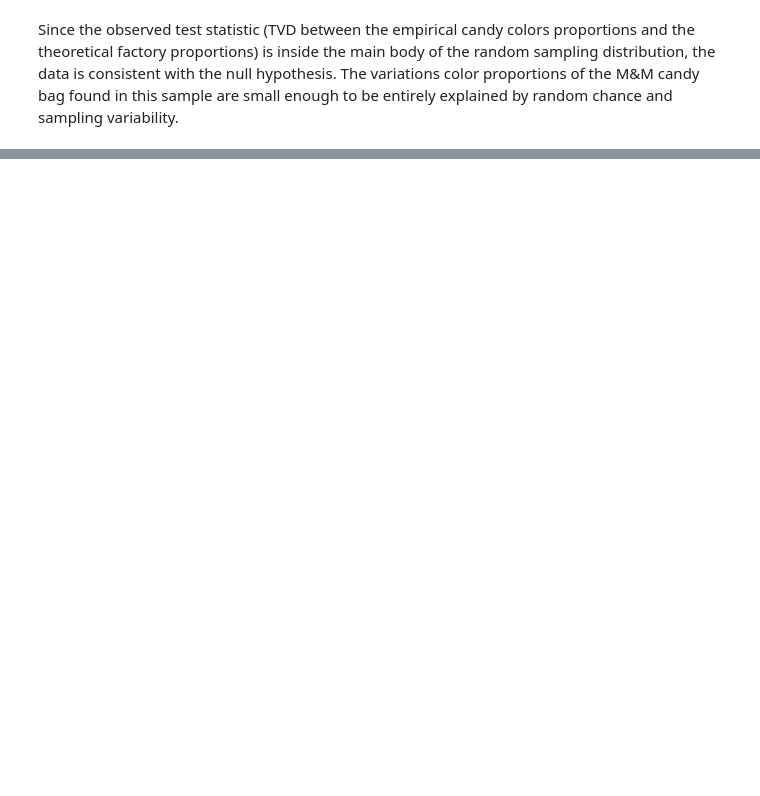
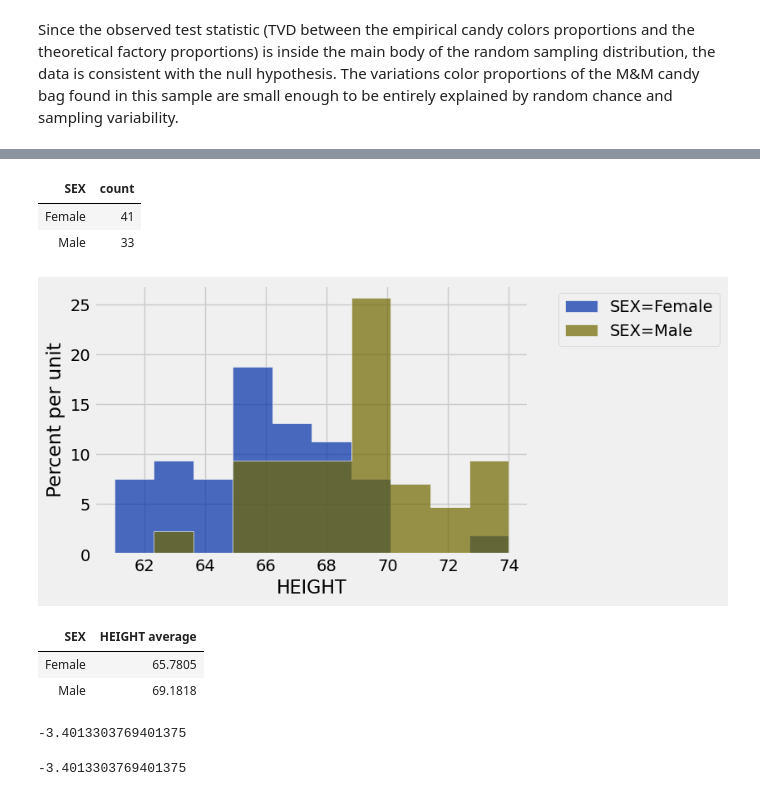
Before and after one commit to SRJC-Data-Science/materials-sp22, a Jupyter notebook: SRJC/lecture_note/lecture_17_18_19/hypothesis_testing-pw.ipynb, the cells around one changed output, grey strips where cells are left out. Cells and saved outputs as stored; diff of their text form; code cells hidden in the pictures; blank space fills up the shorter version.

```diff
--- a/SRJC/lecture_note/lecture_17_18_19/hypothesis_testing-pw.ipynb
+++ b/SRJC/lecture_note/lecture_17_18_19/hypothesis_testing-pw.ipynb
@@ -487,0 +500,3 @@ p_value
+# %%
+students = Table().read_table('student_data.csv')
+students
@@ -487,0 +516,3 @@ p_value
+# %%
+sex_and_height = students.select("SEX", "HEIGHT")
+sex_and_height
@@ -487,0 +532,34 @@ p_value
+# %%
+sex_and_height.group("SEX")
+# %% [output]
+| SEX | count |
+| Female | 41 |
+| Male | 33 |
+# %%
+sex_and_height.hist("HEIGHT", group="SEX")
+# %% [output]
+[figure, added]
+# %%
+means_table = sex_and_height.group("SEX", np.average)
+means_table
+# %% [output]
+| SEX | HEIGHT average |
+| Female | 65.7805 |
+| Male | 69.1818 |
+# %%
+means = means_table.column(1)
+observed_difference = means.item(0) - means.item(1)
+observed_difference
+# %% [output]
+-3.4013303769401375
+# %%
+def difference_of_means(table, column):
+    subtable = table.select(column, "HEIGHT")
+    means_table = subtable.group(column, np.average)
+    means = means_table.column(1)
+    return means.item(0) - means.item(1)
+
+observed_diff = difference_of_means(students, "SEX")
+observed_diff
+# %% [output]
+-3.4013303769401375
```
Also changed, not shown: parts of 29 cells of this notebook.
